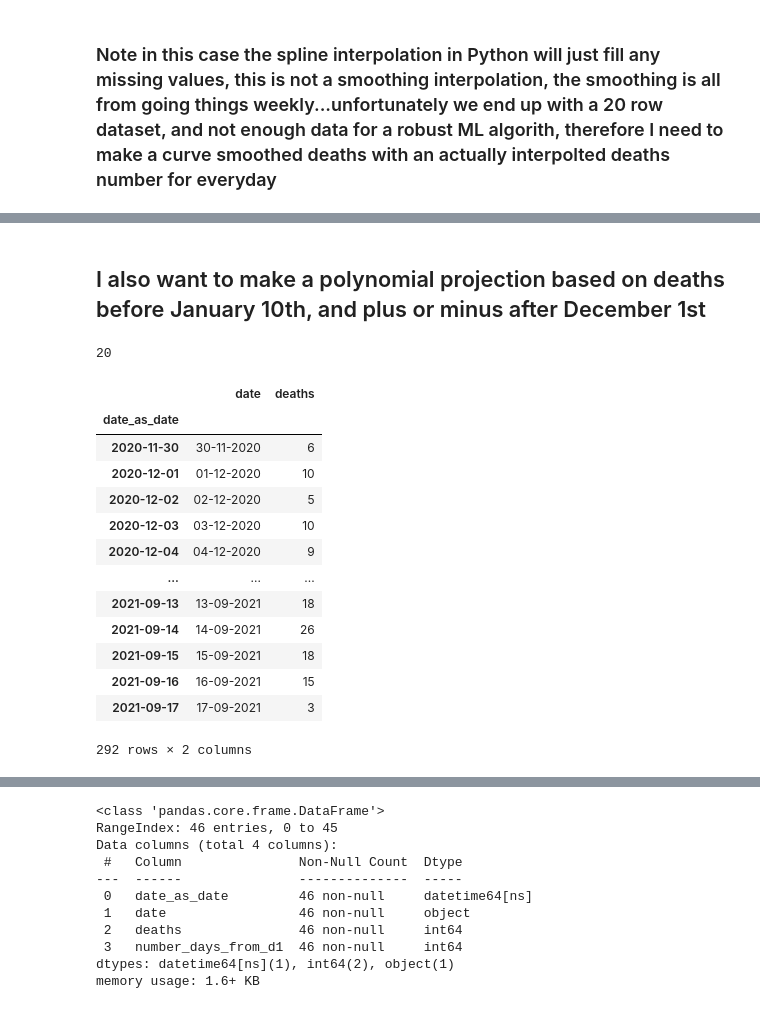
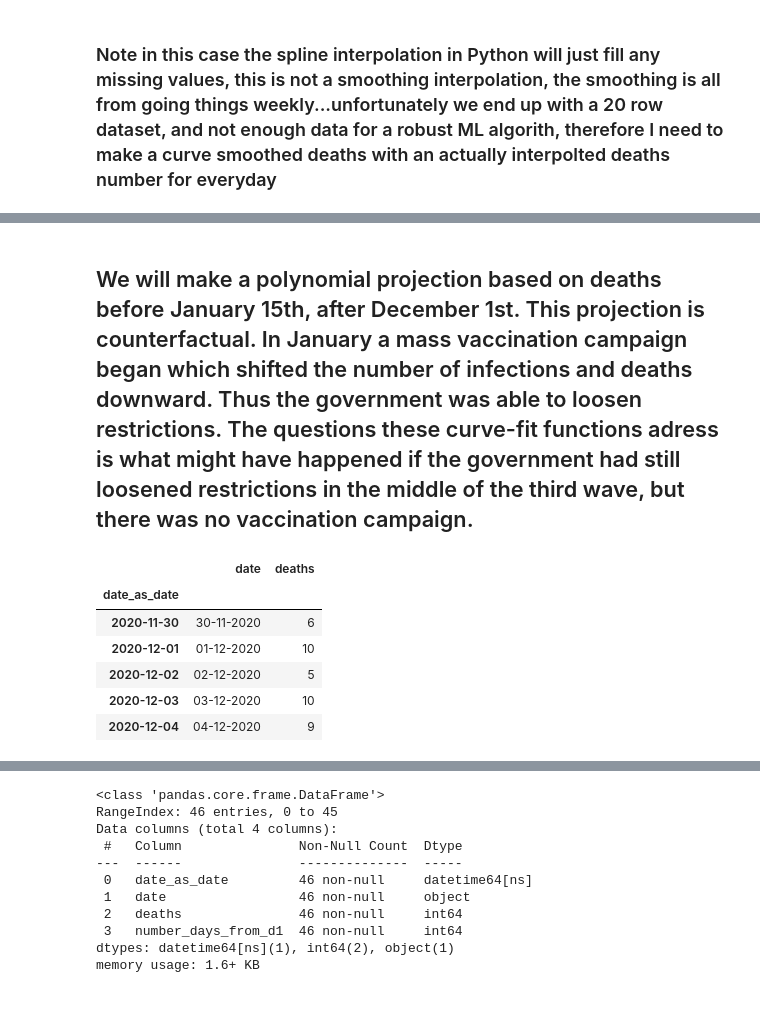
Before and after one commit to drcandacemakedamoore/for_dr_ronen_arbel, a Jupyter notebook: curve_predictions.ipynb, the cells around one changed output, grey strips where cells are left out. Drawn from its saved outputs; the diff is of its cells as text; code cells hidden in the pictures.

```diff
--- a/curve_predictions.ipynb
+++ b/curve_predictions.ipynb
@@ -157,25 +129,14 @@ daily_deaths_date_indexed
 # %% [markdown]
-## I also want to make a polynomial projection based on deaths before  January 10th, and plus or minus after December 1st
+## We will make a polynomial projection based on deaths before  January 15th, after December 1st. This projection is counterfactual. In January a mass vaccination campaign began which shifted the number of infections and deaths downward. Thus the government was able to loosen restrictions. The questions these curve-fit functions adress is what might have happened if the government had still loosened restrictions in the middle of the third wave, but there was no vaccination campaign.
-# %%
-20
-# %% [output]
-20
 # %%
 deaths_after_december1 =daily_deaths_date_indexed[273:]
-deaths_after_december1
+deaths_after_december1.head(5)
 # %% [output]
 |  | date | deaths |
 | date_as_date |  |  |
 | 2020-11-30 | 30-11-2020 | 6 |
 | 2020-12-01 | 01-12-2020 | 10 |
 | 2020-12-02 | 02-12-2020 | 5 |
 | 2020-12-03 | 03-12-2020 | 10 |
 | 2020-12-04 | 04-12-2020 | 9 |
-| ... | ... | ... |
-| 2021-09-13 | 13-09-2021 | 18 |
-| 2021-09-14 | 14-09-2021 | 26 |
-| 2021-09-15 | 15-09-2021 | 18 |
-| 2021-09-16 | 16-09-2021 | 15 |
-| 2021-09-17 | 17-09-2021 | 3 |
-292 rows × 2 columns
 # %%
```
Also changed, not shown: parts of 22 cells of this notebook, 1 other file.
